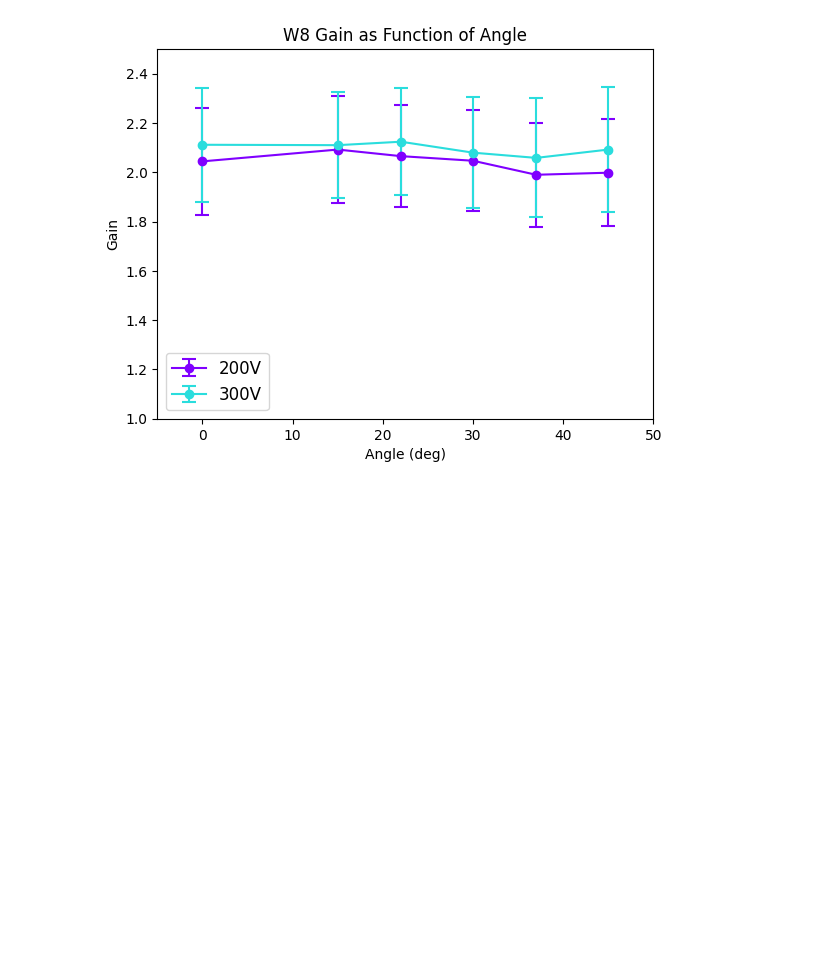
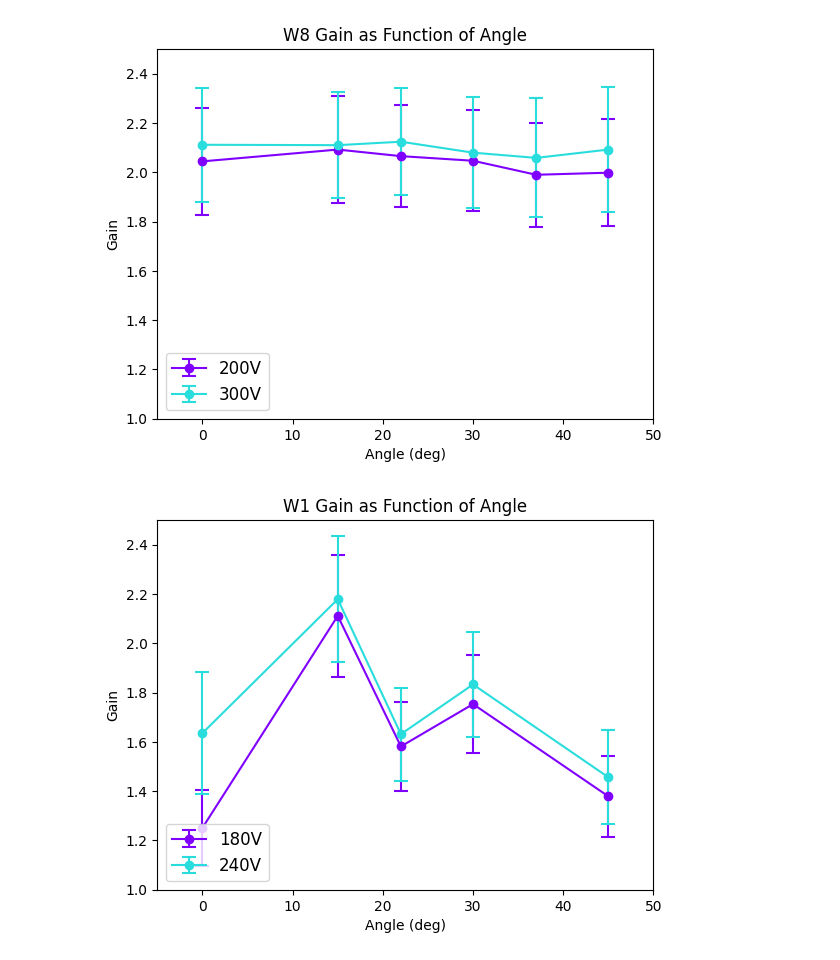
Before and after one commit to wasdfttt/Alpha-Station, a Jupyter notebook: Alpha Station Analysis/Gain Plot.ipynb, the cells around one changed output. Drawn from its saved outputs; the diff is of its cells as text; code cells hidden in the pictures; blank space fills up the shorter version.

```diff
--- a/Alpha Station Analysis/Gain Plot.ipynb
+++ b/Alpha Station Analysis/Gain Plot.ipynb
@@ -132,3 +132,21 @@ plt.legend(loc = 'lower left', fontsize = 12)
 plt.show()
 # %% [output]
 [figure]
+# %%
+W1_180VMeans = [1.25141, 2.11146, 1.58148, 1.75334, 1.37908]
+W1_180Vrms = [0.15471, 0.24756, 0.17968, 0.19787, 0.16443]
+W1_240VMeans = [1.63576, 2.17915, 1.63167, 1.83308, 1.45651]
+W1_240Vrms = [0.24901, 0.25488, 0.18849, 0.21360, 0.19002]
+angles = [0, 15, 22, 30, 45]
+
+plt.errorbar(angles, W1_180VMeans, W1_180Vrms, capsize = 5, capthick = 1.5, color = colours[0], label = '180V', marker = 'o')
+plt.errorbar(angles, W1_240VMeans, W1_240Vrms, capsize = 5, capthick = 1.5, color = colours[1], label = '240V', marker = 'o')
+plt.axis([-5, 50, 1, 2.5])
+plt.xlabel('Angle (deg)')
+plt.ylabel('Gain')
+plt.title('W1 Gain as Function of Angle')
+plt.legend(loc = 'lower left', fontsize = 12)
+plt.show()
+angles = [0, 15, 22, 30, 37, 45]
+# %% [output]
+[figure, added]
```
Also changed, not shown: parts of 1 cell of this notebook, 14 other files.
